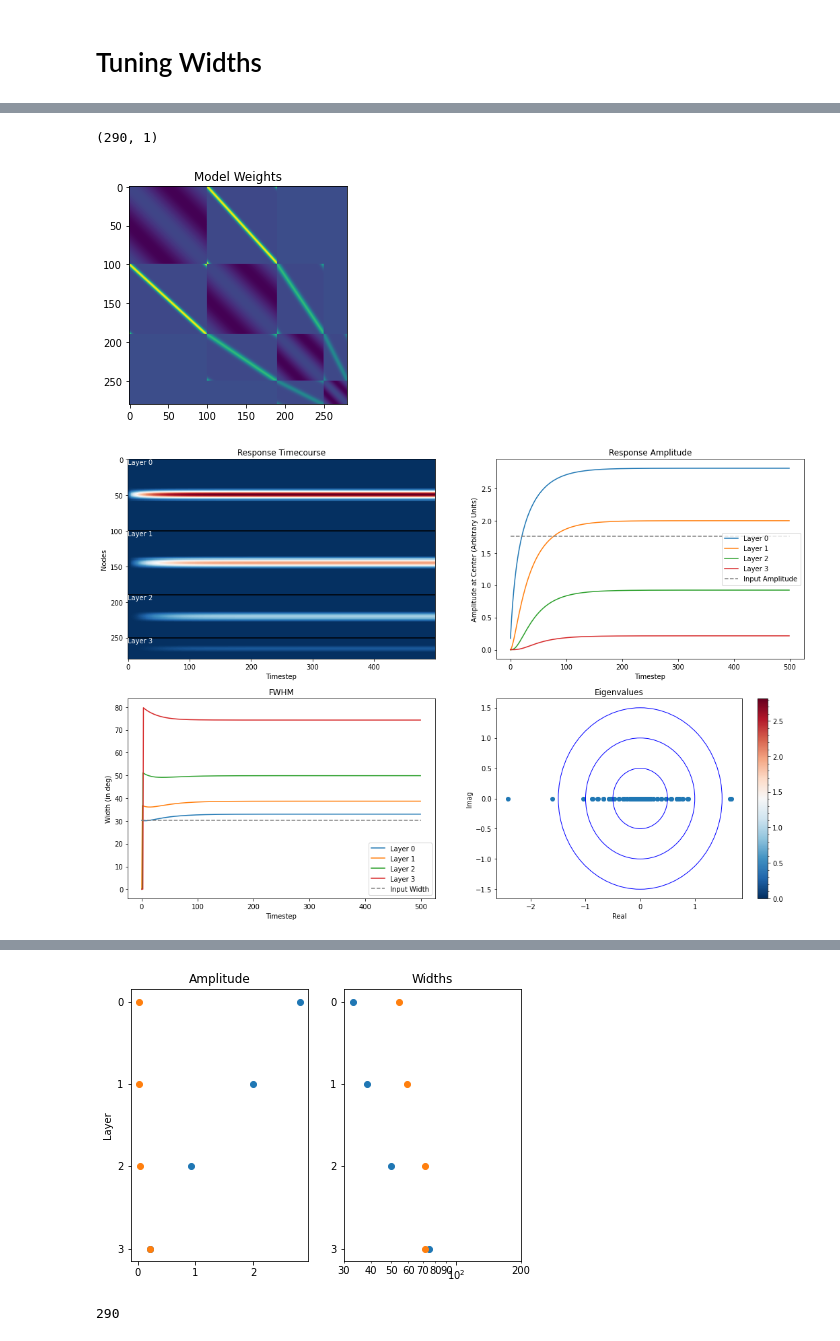
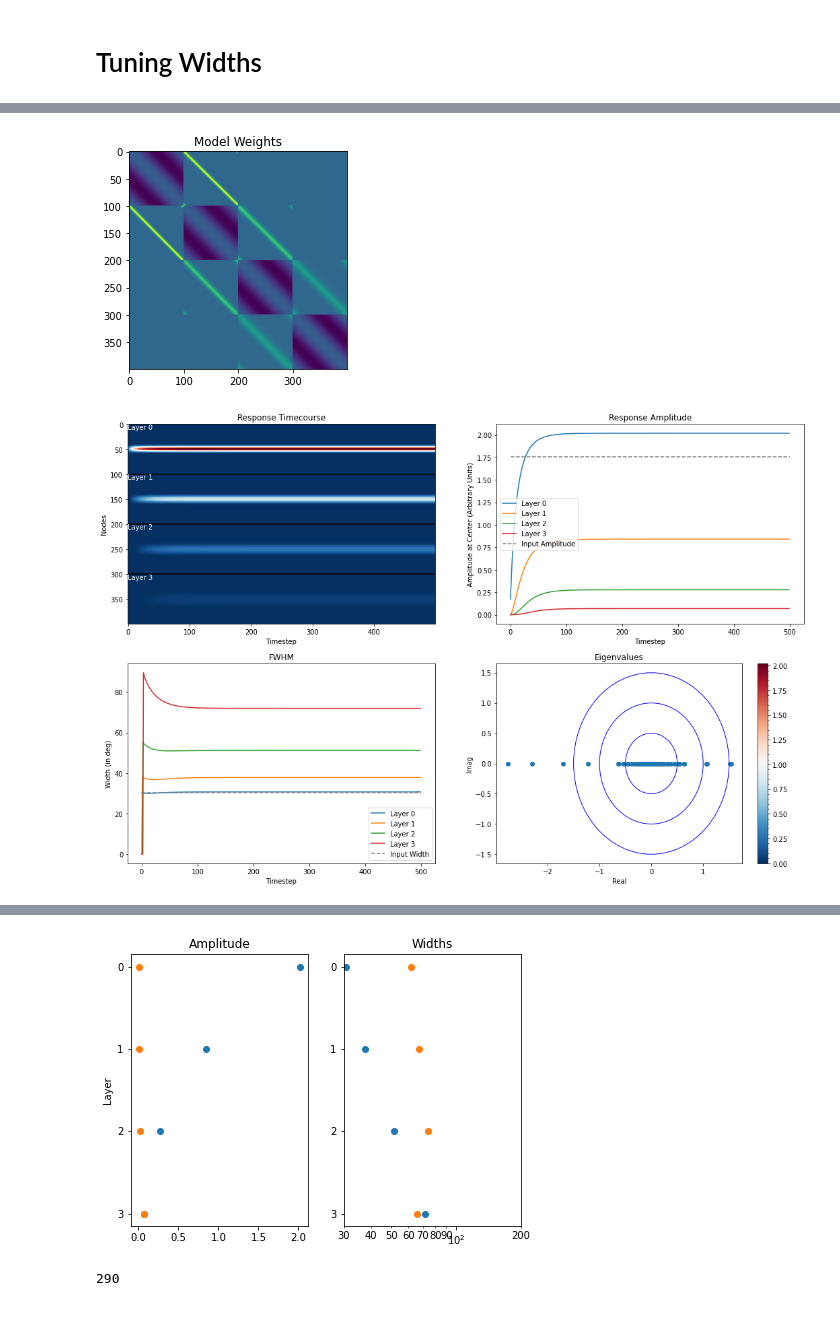
Before and after one commit to rfw256/Memento, a Jupyter notebook: dynamicmemory.ipynb, the cells around one changed output, grey strips where cells are left out. Cells and saved outputs as stored; diff of their text form; code cells hidden in the pictures.

```diff
--- a/dynamicmemory.ipynb
+++ b/dynamicmemory.ipynb
@@ -397,14 +311,15 @@ n_timesteps = 500
 stim_on = 500
 # layer_sizes = [1000, 900, 600, 300]
 layer_sizes = [100, 90, 60, 30]
+layer_sizes = [100, 100, 100, 100]
 kappas = [36, 12, 4]            # 36, 12, 4, give similar tuning widths to perception condition
-# kappas = [10, 10, 10]
+kappas = [10, 10, 10]
 k_input = 20
 
 model = DynaToy(layer_sizes)
-model.W_ff_0 = .05     # Scales the FF weights - affects the next layer's amplitude
+model.W_ff_0 = .04     # Scales the FF weights - affects the next layer's amplitude
 model.W_ff_1 = -.003       # Shifts the FF weights
-model.W_fb_0 = .05   # Scales the FB weights - affects the prev layer's amplitude
+model.W_fb_0 = .04   # Scales the FB weights - affects the prev layer's amplitude
 model.W_fb_1 = -.003        # Shifts the FB weights
 
 
@@ -425,6 +340,7 @@ for i in range(len(model.layer_sizes)):
     pos += model.layer_sizes[i]
 
 # Feedforward
+x_pos = 180
 theta = np.linspace(0, 2*np.pi, layer_sizes[0])
 h = stats.vonmises.pdf(theta, k_input, np.radians(x_pos), 1)
 # h/= h.max()
@@ -509,21 +425,17 @@ ax.xaxis.set_minor_formatter(mticker.ScalarFormatter())
-# %%
-x_in.shape
-# %% [output]
-(290, 1)
 # %%
 n_timesteps = 500
 stim_on = 500
 # layer_sizes = [1000, 900, 600, 300]
-layer_sizes = [100, 90, 60, 30]
+layer_sizes = [100, 100, 100, 100]
 kappas = [36, 12, 4]            # 36, 12, 4, give similar tuning widths to perception condition
 # kappas = [10, 10, 10]
 k_input = 20
 
 model = DynaToy(layer_sizes)
-model.W_ff_0 = .05     # Scales the FF weights - affects the next layer's amplitude
-model.W_ff_1 = -.003       # Shifts the FF weights
-model.W_fb_0 = .05   # Scales the FB weights - affects the prev layer's amplitude
-model.W_fb_1 = -.003        # Shifts the FB weights
+model.W_ff_0 = .03     # Scales the FF weights - affects the next layer's amplitude
+model.W_ff_1 = -.000       # Shifts the FF weights
+model.W_fb_0 = .03   # Scales the FB weights - affects the prev layer's amplitude
+model.W_fb_1 = -.000        # Shifts the FB weights
 
 
 # Scale and Shift the Recurrence weights
@@ -543,6 +455,7 @@ for i in range(len(model.layer_sizes)):
     pos += model.layer_sizes[i]
 
 # Feedforward
+x_pos = 180
 theta = np.linspace(0, 2*np.pi, layer_sizes[0])
 h = stats.vonmises.pdf(theta, k_input, np.radians(x_pos), 1)
 # h/= h.max()
@@ -593,32 +506,32 @@ for t in range(n_timesteps):
     Amps_fb[:, t] = model.compute_amplitudes()
     Widths_fb[:, t] = model.compute_widths()
 
 model.plot(timecourse_fb, h)
 
 fig, axs = plt.subplots(1, 2, figsize = [7, 5])
 
 t = 499
 
 # Amplitude
 ax = axs[0]
 
 ax.scatter(x = Amps_ff[:, t], y = [i for i in range(len(model.layer_sizes))])
 ax.scatter(x = Amps_fb[:, t], y = [i for i in range(len(model.layer_sizes))])
 ax.invert_yaxis()
 ax.set_title("Amplitude")
 ax.set_ylabel("Layer")
 ax.set_yticks([i for i in range(len(model.layer_sizes))])
 
 ax = axs[1]
 
 ax.scatter(x = Widths_ff[:, t], y = [i for i in range(len(model.layer_sizes))])
 ax.scatter(x = Widths_fb[:, t], y = [i for i in range(len(model.layer_sizes))])
 ax.invert_yaxis()
 ax.set_title("Widths")
 ax.set_yticks([i for i in range(len(model.layer_sizes))])
 ax.set_xlim([30, 200])
 ax.set_xscale('log')
 ax.xaxis.set_minor_formatter(mticker.ScalarFormatter())
 # %% [output]
-[figure, old version]
+[figure, new version]
-[figure, old version]
+[figure, new version]
@@ -626,4 +539,4 @@ ax.xaxis.set_minor_formatter(mticker.ScalarFormatter())
-[figure, old version]
+[figure, new version]
 # %%
 model.r.shape[0]
 # %% [output]
```
Also changed, not shown: parts of 5 cells of this notebook, 1 other file.
